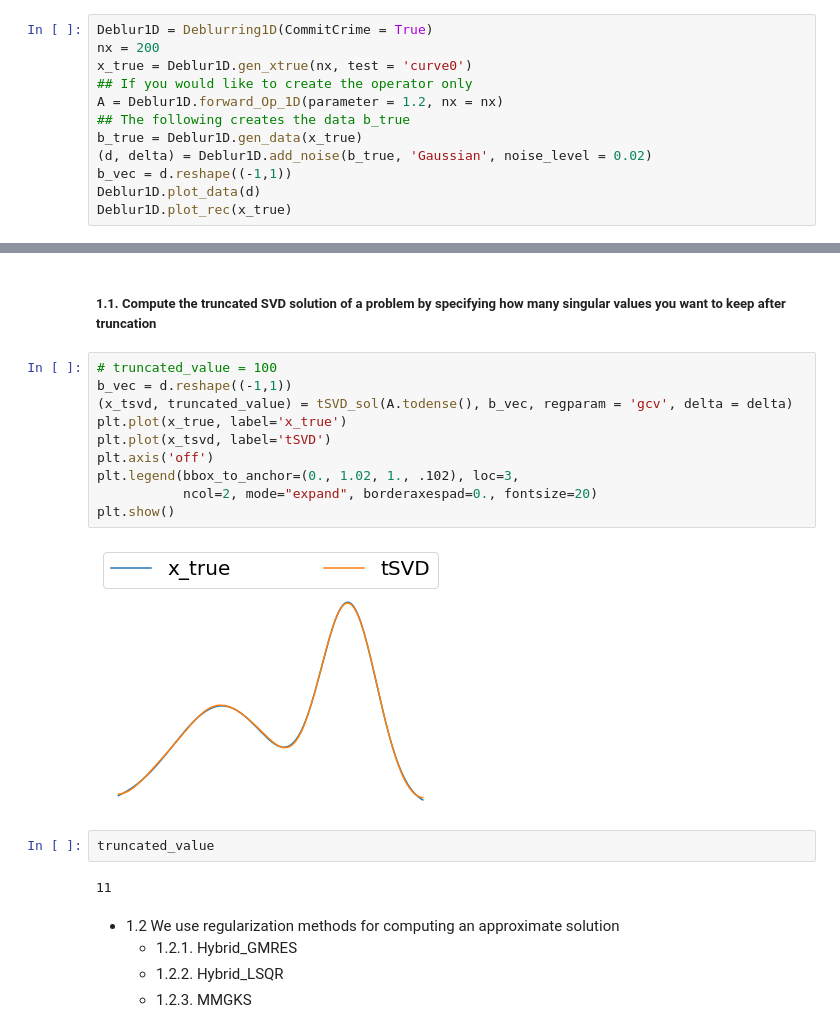
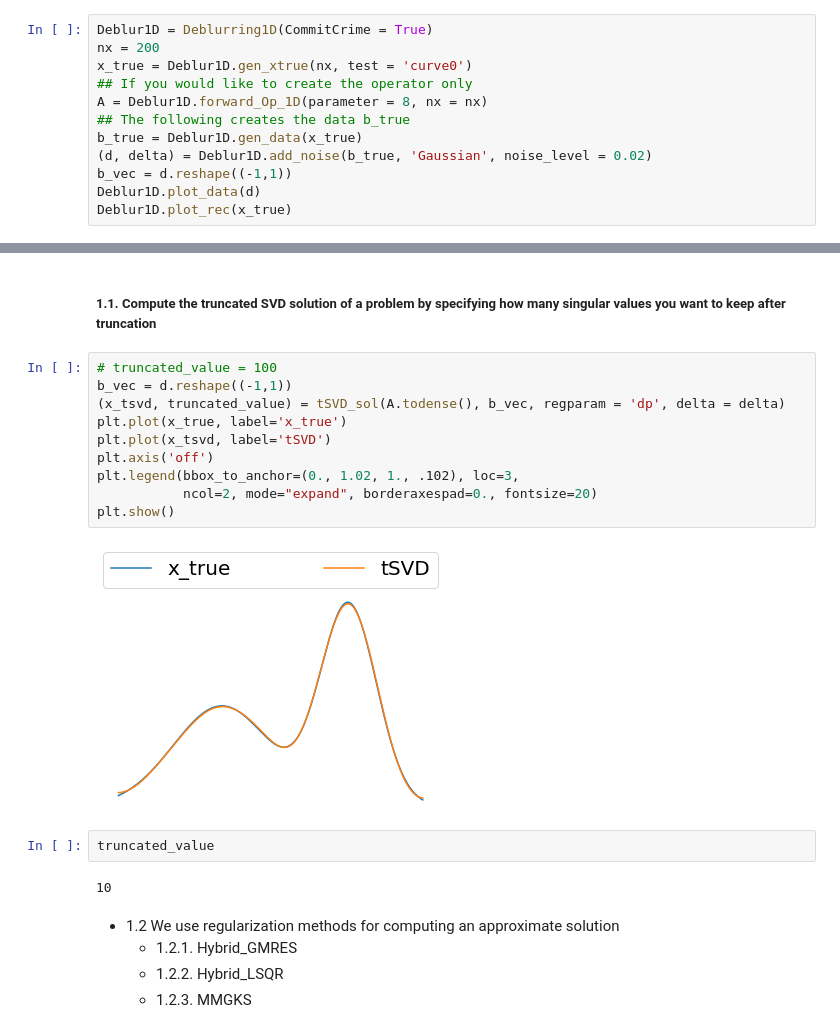
Before and after one commit to mpasha3/trips-py, a Jupyter notebook: demos/demo_1D_deblurring.ipynb, the cells around one changed output, grey strips where cells are left out. Saved outputs shown, nothing was run; the diff lists cells and outputs as text.

```diff
--- a/demos/demo_1D_deblurring.ipynb
+++ b/demos/demo_1D_deblurring.ipynb
@@ -47,7 +47,7 @@ Deblur1D = Deblurring1D(CommitCrime = True)
 nx = 200
 x_true = Deblur1D.gen_xtrue(nx, test = 'curve0')
 ## If you would like to create the operator only
-A = Deblur1D.forward_Op_1D(parameter = 1.2, nx = nx)
+A = Deblur1D.forward_Op_1D(parameter = 8, nx = nx)
 ## The following creates the data b_true
 b_true = Deblur1D.gen_data(x_true)
 (d, delta) = Deblur1D.add_noise(b_true, 'Gaussian', noise_level = 0.02)
@@ -106,19 +106,19 @@ plot_singular_values_svd(Operator = A , parameter = 'A')
 # %%
 # truncated_value = 100
 b_vec = d.reshape((-1,1))
-(x_tsvd, truncated_value) = tSVD_sol(A.todense(), b_vec, regparam = 'gcv', delta = delta)
+(x_tsvd, truncated_value) = tSVD_sol(A.todense(), b_vec, regparam = 'dp', delta = delta)
 plt.plot(x_true, label='x_true')
 plt.plot(x_tsvd, label='tSVD')
 plt.axis('off')
 plt.legend(bbox_to_anchor=(0., 1.02, 1., .102), loc=3,
            ncol=2, mode="expand", borderaxespad=0., fontsize=20)
 plt.show()
 # %% [output]
-[figure, old version]
+[figure, new version]
 # %%
 truncated_value
 # %% [output]
-11
+10
 # %% [markdown]
 - 1.2 We use regularization methods for computing an approximate solution
    - 1.2.1. Hybrid_GMRES
```
Also changed, not shown: parts of 15 cells of this notebook, 34 other files.
